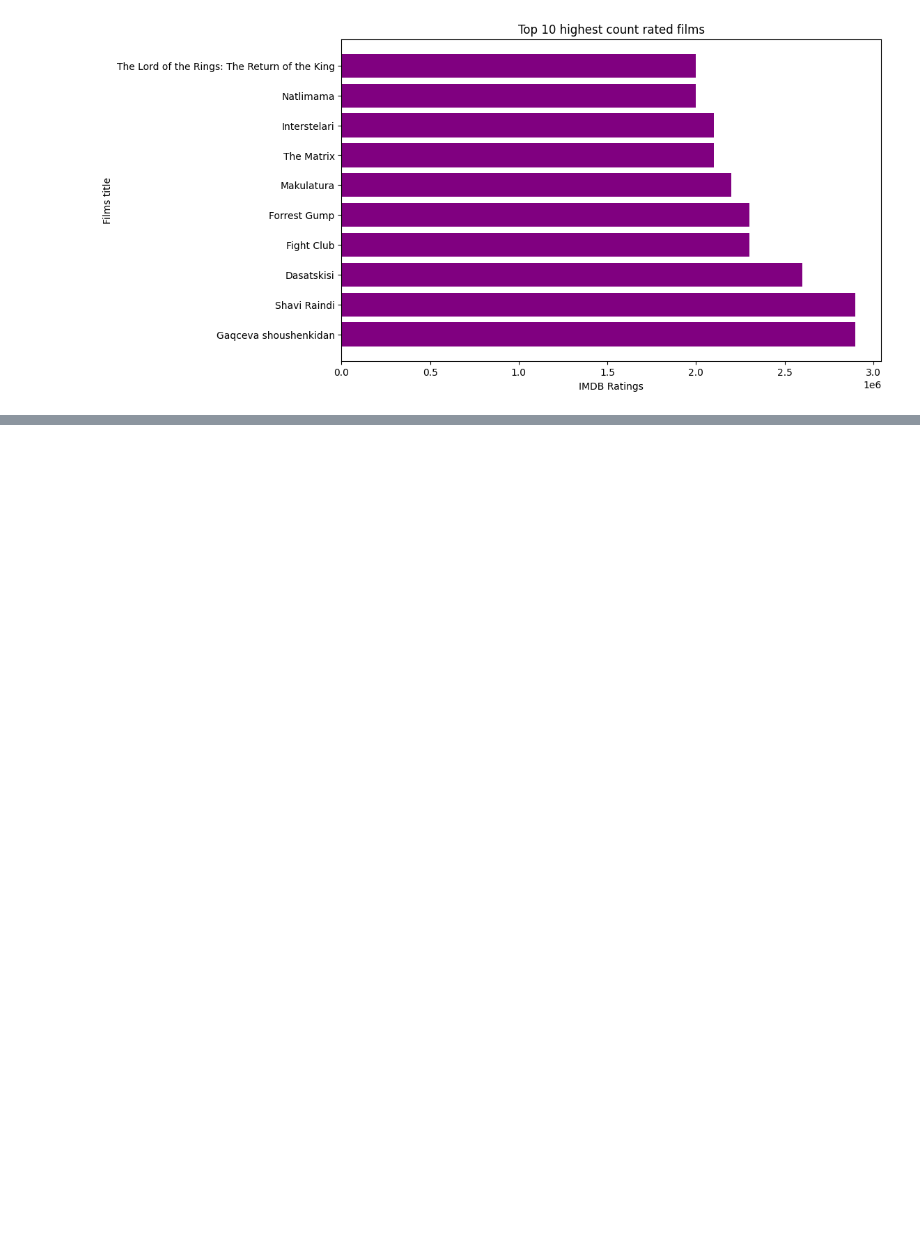
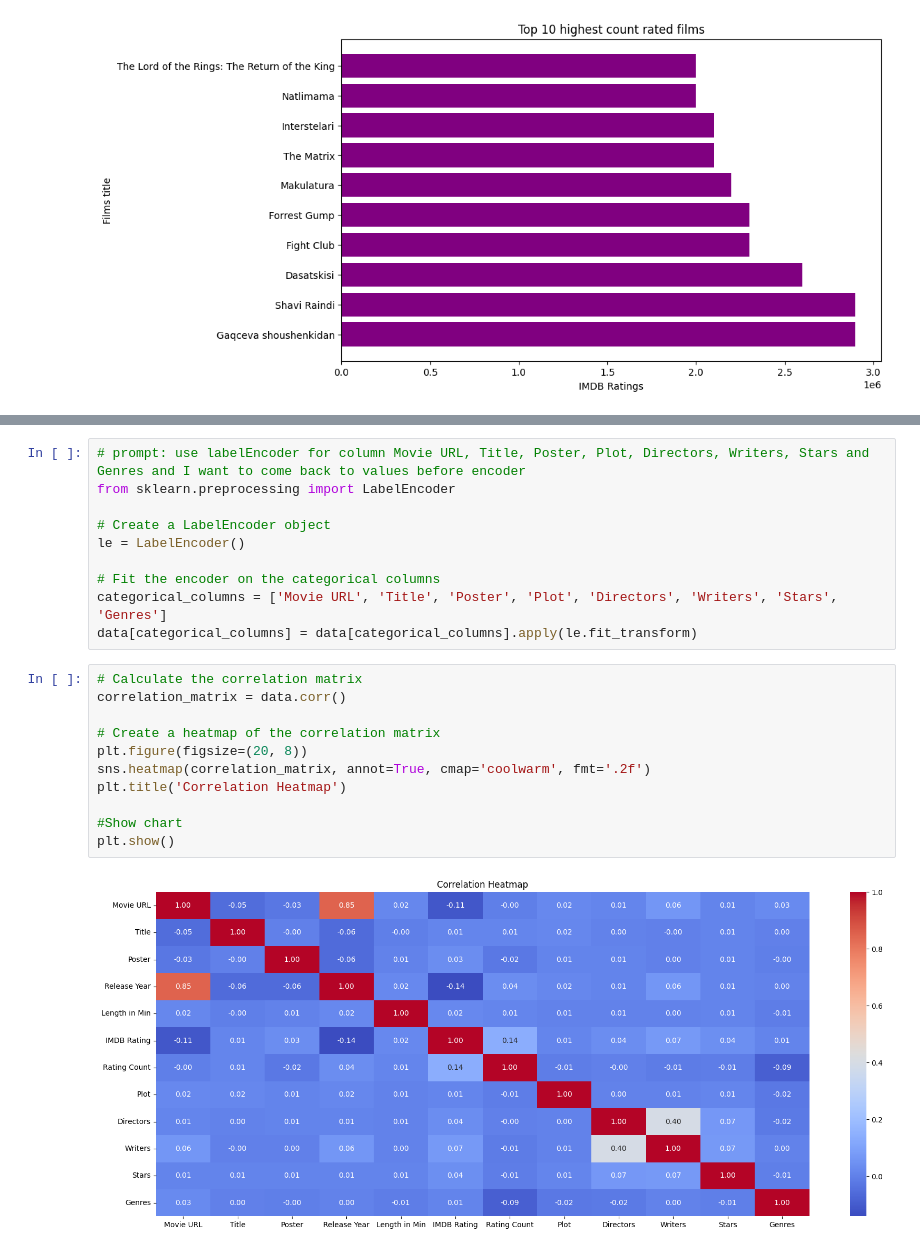
Before and after one commit to Laureoby/movies_dataset2, a Jupyter notebook: Movies2_dataset.ipynb, the cells around one changed output, grey strips where cells are left out. Cells and saved outputs as stored; diff of their text form; blank space fills up the shorter version.

```diff
--- a/Movies2_dataset.ipynb
+++ b/Movies2_dataset.ipynb
@@ -271,0 +290,23 @@ plt.show()
+# %%
+# prompt: use labelEncoder for column Movie URL, Title, Poster, Plot, Directors, Writers, Stars and Genres and I want to come back to values before encoder
+from sklearn.preprocessing import LabelEncoder
+
+# Create a LabelEncoder object
+le = LabelEncoder()
+
+# Fit the encoder on the categorical columns
+categorical_columns = ['Movie URL', 'Title', 'Poster', 'Plot', 'Directors', 'Writers', 'Stars', 'Genres']
+data[categorical_columns] = data[categorical_columns].apply(le.fit_transform)
+# %%
+# Calculate the correlation matrix
+correlation_matrix = data.corr()
+
+# Create a heatmap of the correlation matrix
+plt.figure(figsize=(20, 8))
+sns.heatmap(correlation_matrix, annot=True, cmap='coolwarm', fmt='.2f')
+plt.title('Correlation Heatmap')
+
+#Show chart
+plt.show()
+# %% [output]
+[figure, added]
```
Also changed, not shown: parts of 28 cells of this notebook.
